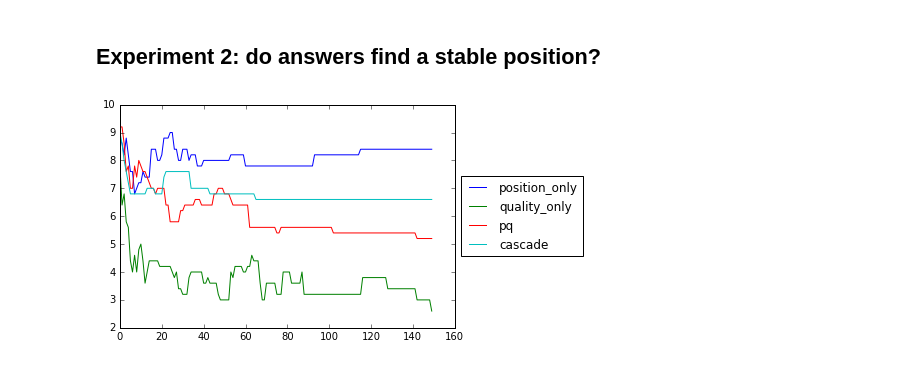
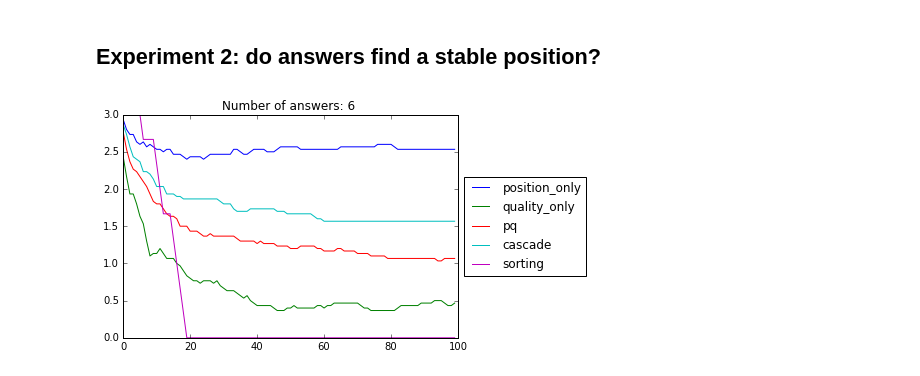
Before and after one commit to JoelDan192/Predictive-model-for-the-voting-system-in-SE-network, a Jupyter notebook: results/simulation/votes_simulation.ipynb, the cells around one changed output. Cells and saved outputs as stored; diff of their text form; code cells hidden in the pictures.

Commit message:
Added sorting as a baseline to votes simulation

```diff
--- a/results/simulation/votes_simulation.ipynb
+++ b/results/simulation/votes_simulation.ipynb
@@ -60,9 +60,9 @@ def voting_p(pbias,tgt_order,init_q):
         q_votes.loc[q_votes.index==sample_idx,'votes'] = q_votes.loc[q_votes.index==sample_idx,'votes'] + 1
         q_votes = q_votes.sort_values(by=['votes'],ascending=False)
         q_votes.index = range(q_votes.shape[0])
-        yield np.absolute(q_votes['ans'].values-tgt_order).sum()
+        yield np.absolute(q_votes['ans'].values-tgt_order).mean()
 # %%
-def voting_q(pbias,tgt_order,init_q):
+def voting_q(tgt_order,init_q):
     q_votes = pd.concat([init_q['q'],init_q['ans'],pd.Series(np.zeros(init_q.shape[0]),name='votes')],axis=1)
     while True:
         sample_idx = random.choice(q_votes.index)
@@ -70,9 +70,9 @@ def voting_q(pbias,tgt_order,init_q):
             q_votes.loc[q_votes.index==sample_idx,'votes'] = q_votes.loc[q_votes.index==sample_idx,'votes'] + 1
             q_votes = q_votes.sort_values(by=['votes'],ascending=False)
             q_votes.index = range(q_votes.shape[0])
-            yield np.absolute(q_votes['ans'].values-tgt_order).sum()
+            yield np.absolute(q_votes['ans'].values-tgt_order).mean()
 # %%
-def voting_cascade(pbias,tgt_order,init_q):
+def voting_cascade(tgt_order,init_q):
     q_votes = pd.concat([init_q['q'],init_q['ans'],pd.Series(np.zeros(init_q.shape[0]),name='votes')],axis=1)
     while True:
         q_votes.loc[:,'prev_q_prod'] = np.log(1-q_votes['q'])
@@ -84,4 +84,4 @@ def voting_cascade(pbias,tgt_order,init_q):
         q_votes.loc[q_votes.index==sample_idx,'votes'] = q_votes.loc[q_votes.index==sample_idx,'votes'] + 1
         q_votes = q_votes.sort_values(by=['votes'],ascending=False)
         q_votes.index = range(q_votes.shape[0])
-        yield np.absolute(q_votes['ans'].values-tgt_order).sum()
+        yield np.absolute(q_votes['ans'].values-tgt_order).mean()
@@ -89,45 +105,50 @@ def voting_cascade(pbias,tgt_order,init_q):
 from itertools import takewhile,izip
 
 def run_exp(nb_ans=8,max_votes=100):
-    q_ans = pd.DataFrame({'ans':range(1,nb_ans+1),'q': np.random.uniform(0,1.0,nb_ans)})
+    q_ans = pd.DataFrame({'ans':range(1,nb_ans+1),'q': sorted(np.random.uniform(0,1.0,nb_ans))})
     ans_sorted = q_ans.sort_values(by='q',ascending=False)['ans'].values
     pbias = pd.Series([1-(float(i)-1)/nb_ans for i in range(1,nb_ans+1)])
     pbias = (pbias/pbias.sum()).cumsum()
 
     pbias_voting = partial(voting_p,pbias,ans_sorted)
-    q_voting = partial(voting_q,pbias,ans_sorted)
+    q_voting = partial(voting_q,ans_sorted)
     pq_voting = partial(voting_pq,pbias,ans_sorted)
-    cascade_voting = partial(voting_cascade,pbias,ans_sorted)
+    cascade_voting = partial(voting_cascade,ans_sorted)
+    sort_voting = partial(sort_as_baseline,ans_sorted)
 
-    distances = [(p,q,pq,casc) for i,(p,q,pq,casc) in takewhile(lambda t:t[0]<max_votes, enumerate(izip(pbias_voting(q_ans),
+    distances = [(p,q,pq,casc,sortv) for i,(p,q,pq,casc,sortv) in takewhile(lambda t:t[0]<max_votes, enumerate(izip(pbias_voting(q_ans),
                                                                         q_voting(q_ans),
                                                                         pq_voting(q_ans),
-                                                                        cascade_voting(q_ans))))]
+                                                                        cascade_voting(q_ans),
+                                                                        sort_voting(q_ans))))]
     return zip(*distances)
 # %%
 
-nb_ans = 5
-nb_exp = 20
-nb_votes = 150
-pbias_dist, quality_dist, pbias_quality_dist, cascade_dist = [np.zeros(nb_votes)]*4
+nb_ans = 6
+nb_exp = 10
+nb_votes = 100
+pbias_dist, quality_dist, pbias_quality_dist, cascade_dist, sorting_v = [np.zeros(nb_votes)]*5
 
 for _ in range(nb_exp):
-    p,q,pq,csc = run_exp(nb_ans=nb_ans,max_votes=nb_votes)
-    pbias_dist,quality_dist,pbias_quality_dist,cascade_dist = p+pbias_dist,q+quality_dist,pq+pbias_quality_dist,csc+cascade_dist
-pbias_dist,quality_dist = pbias_dist/float(nb_exp),quality_dist/float(nb_exp)
-pbias_quality_dist,cascade_dist = pbias_quality_dist/float(nb_exp),cascade_dist/float(nb_exp)
+    p,q,pq,csc,sort_v = run_exp(nb_ans=nb_ans,max_votes=nb_votes)
+    pbias_dist, quality_dist, pbias_quality_dist = p+pbias_dist, q+quality_dist, pq+pbias_quality_dist
+    cascade_dist, sorting_v = csc+cascade_dist, sort_v+sorting_v
+pbias_dist, quality_dist = pbias_dist/float(nb_exp),quality_dist/float(nb_exp)
+pbias_quality_dist, cascade_dist, sorting_v = pbias_quality_dist/float(nb_exp), cascade_dist/float(nb_exp), sorting_v/float(nb_exp)
 
 
 
 fig = pyplot.figure(1)
 ax = fig.add_subplot(111)
 
 votes_ax = range(nb_votes)
 ax.plot(votes_ax,pbias_dist,label='position_only')
 ax.plot(votes_ax,quality_dist,label='quality_only')
 ax.plot(votes_ax,pbias_quality_dist,label='pq')
 ax.plot(votes_ax,cascade_dist,label='cascade')
+ax.plot(votes_ax,sorting_v,label='sorting')
 lgd = ax.legend(bbox_to_anchor=(1, 0.5), loc='center left')
+pyplot.title('Number of answers: %d '%nb_ans)
 pyplot.show()
 # %% [output]
-[figure, old version]
+[figure, new version]
```
Also changed, not shown: parts of 2 cells of this notebook.
